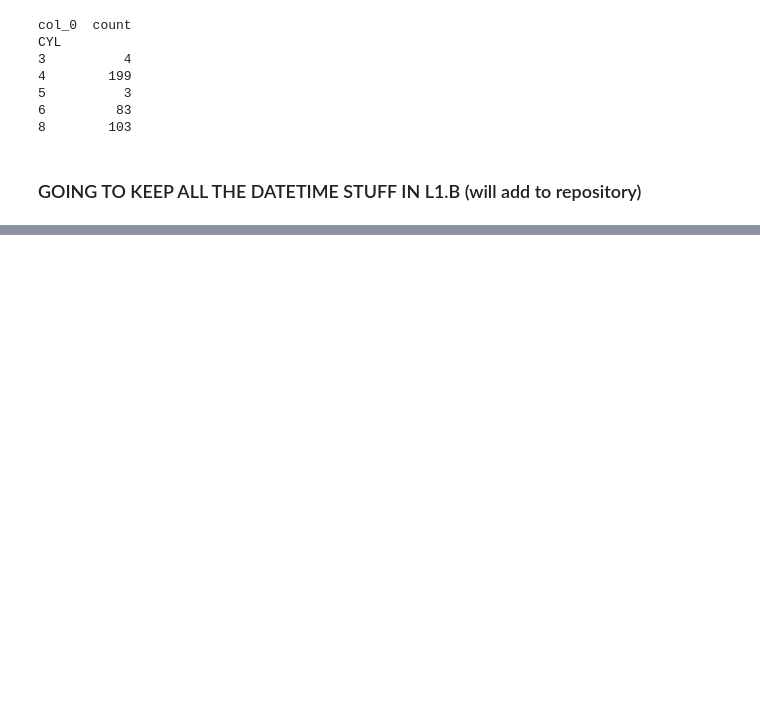
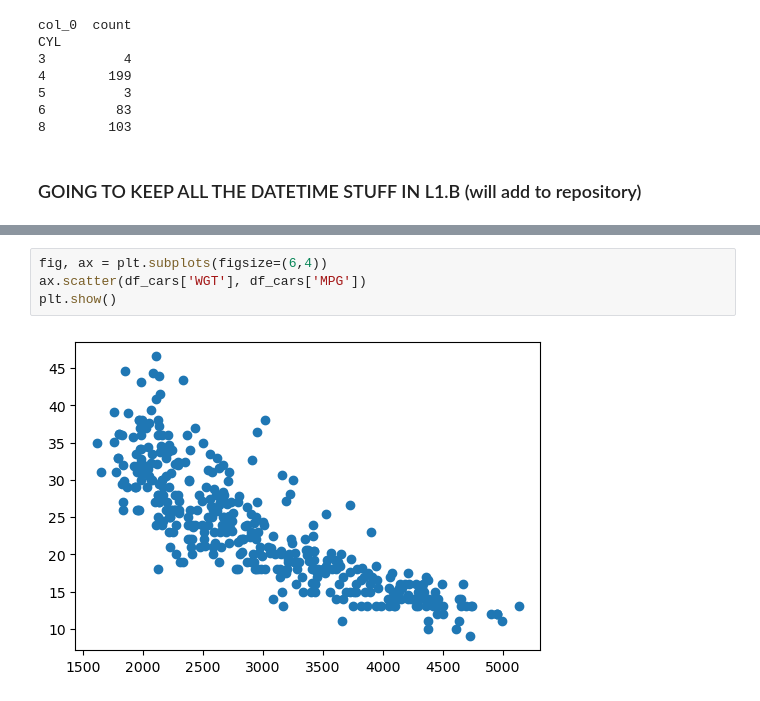
Before and after one commit to arjunsbedi18/edaMasterFile, a Jupyter notebook: edaStudyGuide.ipynb, the cells around one changed output, grey strips where cells are left out. Saved outputs shown, nothing was run; the diff lists cells and outputs as text; blank space fills up the shorter version.

```diff
--- a/edaStudyGuide.ipynb
+++ b/edaStudyGuide.ipynb
@@ -86,0 +118,6 @@ CYL
+# %%
+fig, ax = plt.subplots(figsize=(6,4))
+ax.scatter(df_cars['WGT'], df_cars['MPG'])
+plt.show()
+# %% [output]
+[figure, added]
```
Also changed, not shown: parts of 19 cells of this notebook.
